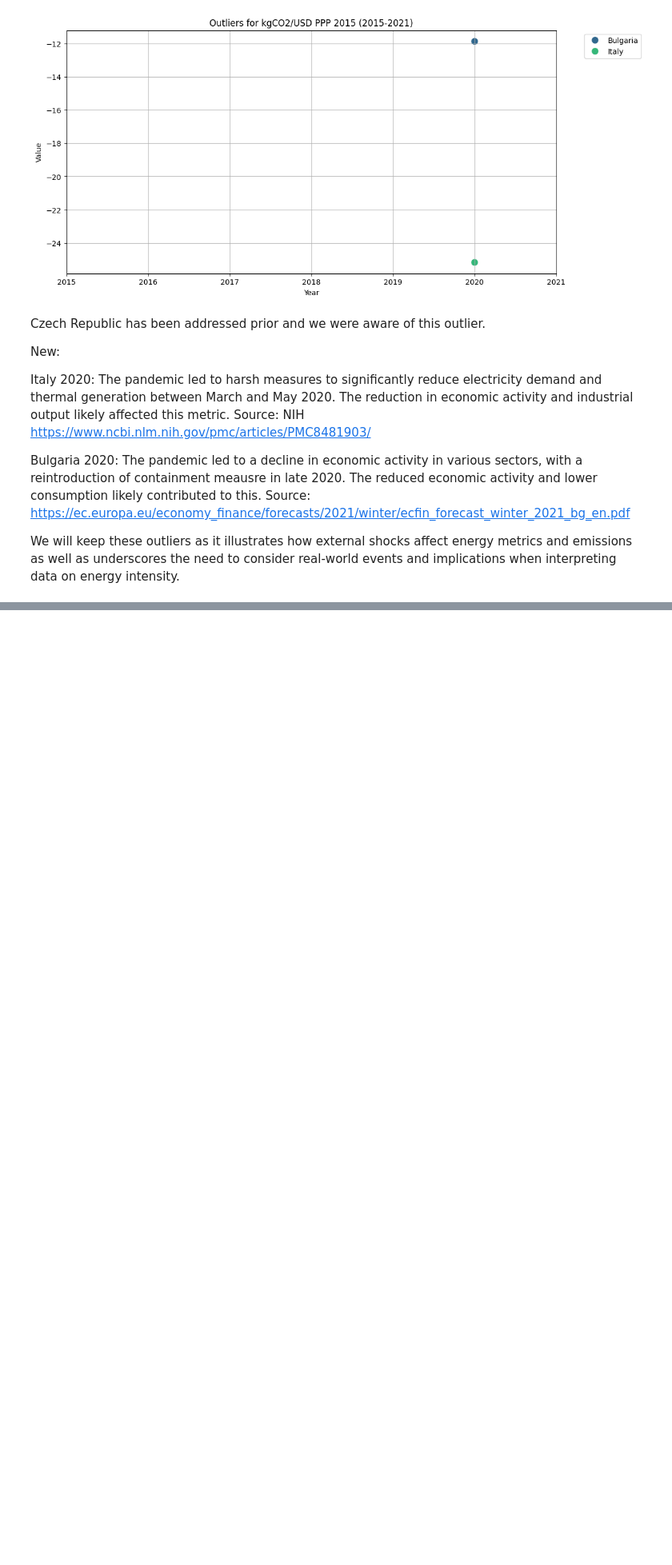
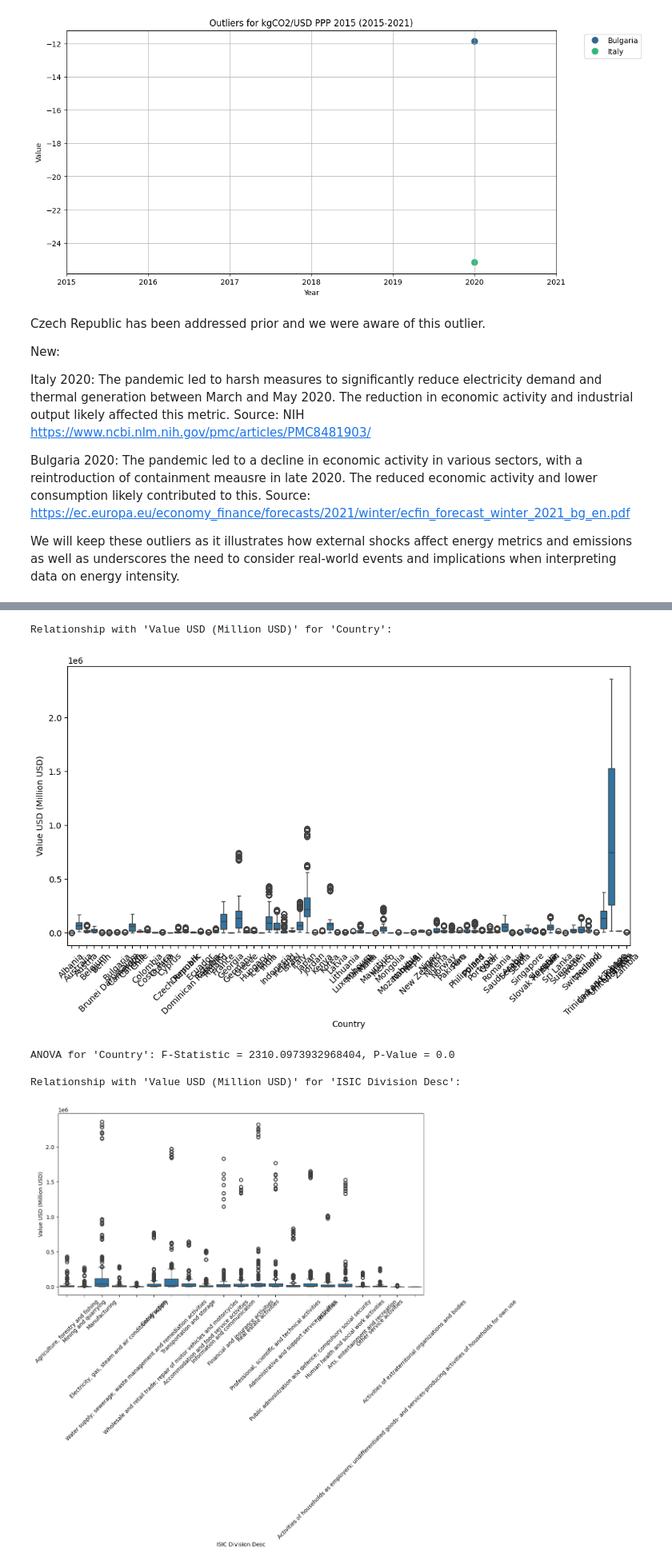
Before and after one commit to klbailey/ADA, a Jupyter notebook: Capstone.ipynb, the cells around one changed output, grey strips where cells are left out. Shown at 80% size. Drawn from its saved outputs; the diff is of its cells as text; code cells hidden in the pictures; blank space fills up the shorter version.

```diff
--- a/Capstone.ipynb
+++ b/Capstone.ipynb
@@ -1594,0 +1533,14 @@ plt.show()
+# %%
+# Load your dataset (replace 'merged.csv' with your actual file path)
+df = pd.read_csv('merged.csv')
+
+# Filter numerical columns
+numerical_columns = ['Year', 'Value USD (Million USD)', 'Value']
+
+# Select only numerical columns
+df_numerical = df[numerical_columns]
+
+# Correlation analysis
+print("\nCorrelation Analysis with 'Value USD (Million USD)':")
+correlation = df_numerical.corr()['Value USD (Million USD)']
+print(correlation)
@@ -1594,0 +1553,26 @@ plt.show()
+# %%
+# List of categorical columns (you may adjust this based on your dataset)
+categorical_columns = ['Country', 'ISIC Division Desc', 'Measure', 'ISIC division description', 'Indicator', 'Unit']
+
+# Explore relationship between categorical variables and 'Value USD (Million USD)'
+for column in categorical_columns:
+    if df[column].dtype == 'object':  # Check if the column is categorical
+        print(f"\nRelationship with 'Value USD (Million USD)' for '{column}':")
+        plt.figure(figsize=(12, 6))
+        sns.boxplot(x=column, y='Value USD (Million USD)', data=df)
+        plt.xticks(rotation=45)
+        plt.show()
+
+        # Perform ANOVA test if applicable
+        try:
+            f_statistic, p_value = f_oneway(*[df[df[column] == group]['Value USD (Million USD)'] for group in df[column].unique()])
+            print(f"ANOVA for '{column}': F-Statistic = {f_statistic}, P-Value = {p_value}")
+        except Exception as e:
+            print(f"Error occurred for '{column}': {e}")
+# %% [output]
+Relationship with 'Value USD (Million USD)' for 'Country':
+[figure, added]
+ANOVA for 'Country': F-Statistic = 2310.0973932968404, P-Value = 0.0
+
+Relationship with 'Value USD (Million USD)' for 'ISIC Division Desc':
+[figure, added]
```
Also changed, not shown: parts of 34 cells of this notebook.
